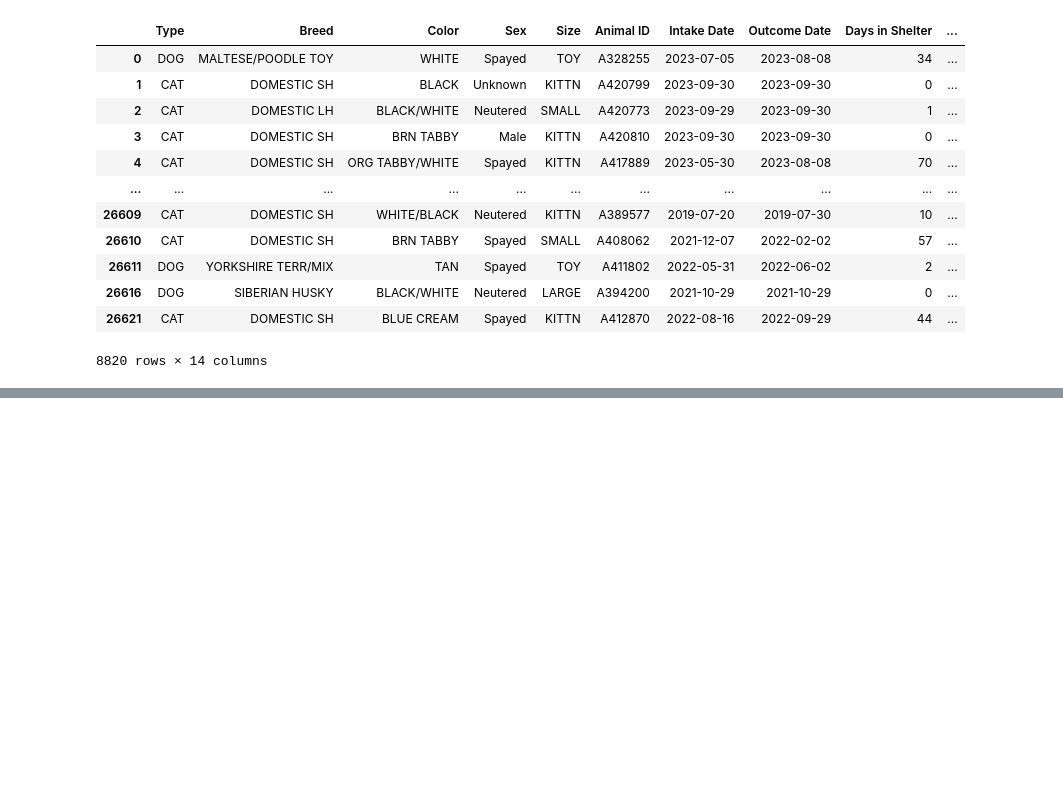
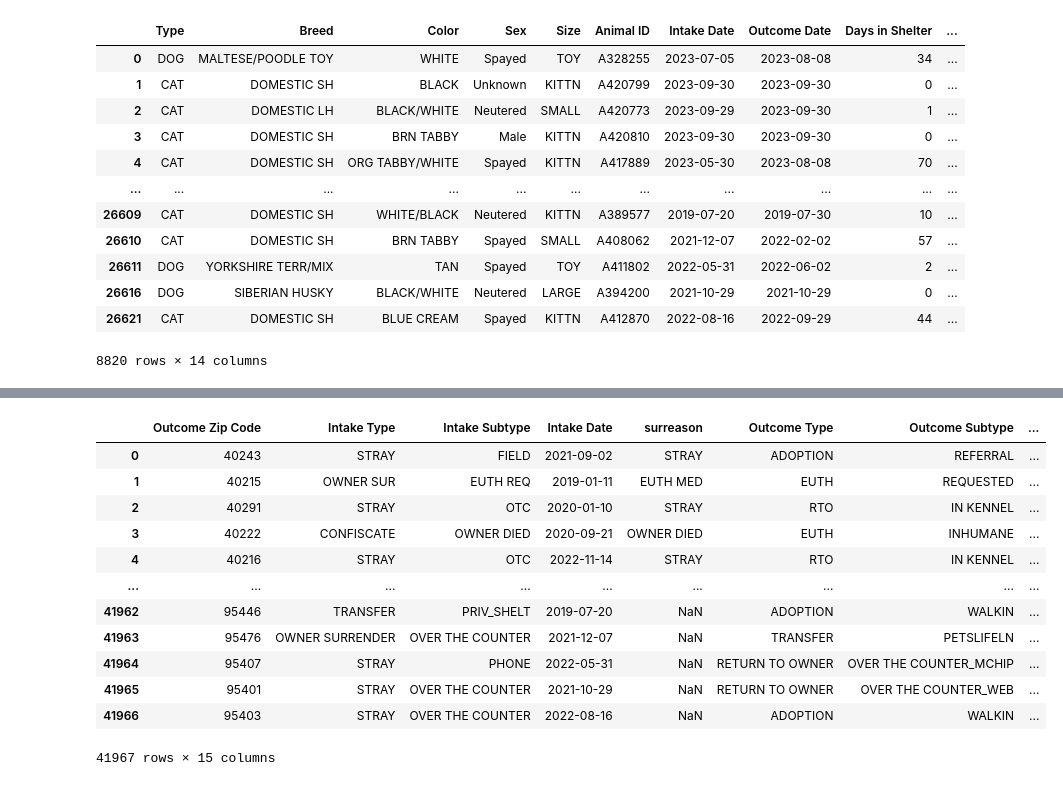
Before and after one commit to jmpurvis0/Capstone-Project, a Jupyter notebook: Animal Data.ipynb, the cells around one changed output, grey strips where cells are left out. Cells and saved outputs as stored; diff of their text form; code cells hidden in the pictures; blank space fills up the shorter version.

```diff
--- a/Animal Data.ipynb
+++ b/Animal Data.ipynb
@@ -112,0 +125,24 @@ sonoma_df
+# %%
+# TODO: change values of intake/outcome/sex/etc (e.g., lou_df says "EUTH" but sonoma_df says "EUTHANIZED")
+lou_df['Sex'] = lou_df['Sex'].replace({
+    'M' : 'Male',
+    'F' : 'Female',
+    'N' : 'Neutered',
+    'S' : 'Spayed',
+    'U' : 'Unknown'
+    })
+
+lou_df['Intake Type'] = lou_df['Intake Type'].replace({
+    'OWNER SUR' : 'OWNER SURRENDER'
+})
+
+lou_df['Intake Subtype'] = lou_df['Intake Subtype'].replace({
+    'OTC' : 'OVER THE COUNTER'
+})
+
+lou_df['Outcome Type'] = lou_df['Outcome Type'].replace({
+    'RTO' : 'RETURN TO OWNER',
+    'EUTH' : 'EUTHANIZE',
+})
+
+lou_df.head()
@@ -113,6 +185,22 @@ sonoma_df
 # %%
 # TODO: now concatenate
-# df = pd.concat([lou_df, sonoma_df], ignore_index=True)
+df = pd.concat([lou_df, sonoma_df], ignore_index=True)
+
+df
+# %% [output]
+|  | Outcome Zip Code | Intake Type | Intake Subtype | Intake Date | surreason | Outcome Type | Outcome Subtype | ... |
+| 0 | 40243 | STRAY | FIELD | 2021-09-02 | STRAY | ADOPTION | REFERRAL | ... |
+| 1 | 40215 | OWNER SUR | EUTH REQ | 2019-01-11 | EUTH MED | EUTH | REQUESTED | ... |
+| 2 | 40291 | STRAY | OTC | 2020-01-10 | STRAY | RTO | IN KENNEL | ... |
+| 3 | 40222 | CONFISCATE | OWNER DIED | 2020-09-21 | OWNER DIED | EUTH | INHUMANE | ... |
+| 4 | 40216 | STRAY | OTC | 2022-11-14 | STRAY | RTO | IN KENNEL | ... |
+| ... | ... | ... | ... | ... | ... | ... | ... | ... |
+| 41962 | 95446 | TRANSFER | PRIV_SHELT | 2019-07-20 | NaN | ADOPTION | WALKIN | ... |
+| 41963 | 95476 | OWNER SURRENDER | OVER THE COUNTER | 2021-12-07 | NaN | TRANSFER | PETSLIFELN | ... |
+| 41964 | 95407 | STRAY | PHONE | 2022-05-31 | NaN | RETURN TO OWNER | OVER THE COUNTER_MCHIP | ... |
+| 41965 | 95401 | STRAY | OVER THE COUNTER | 2021-10-29 | NaN | RETURN TO OWNER | OVER THE COUNTER_WEB | ... |
+| 41966 | 95403 | STRAY | OVER THE COUNTER | 2022-08-16 | NaN | ADOPTION | WALKIN | ... |
+41967 rows × 15 columns
 # %%
 # create columns that pull years from the indate & outdate columns
 # place the created columns next to the indate & outdate columns
```
Also changed, not shown: parts of 4 cells of this notebook.
